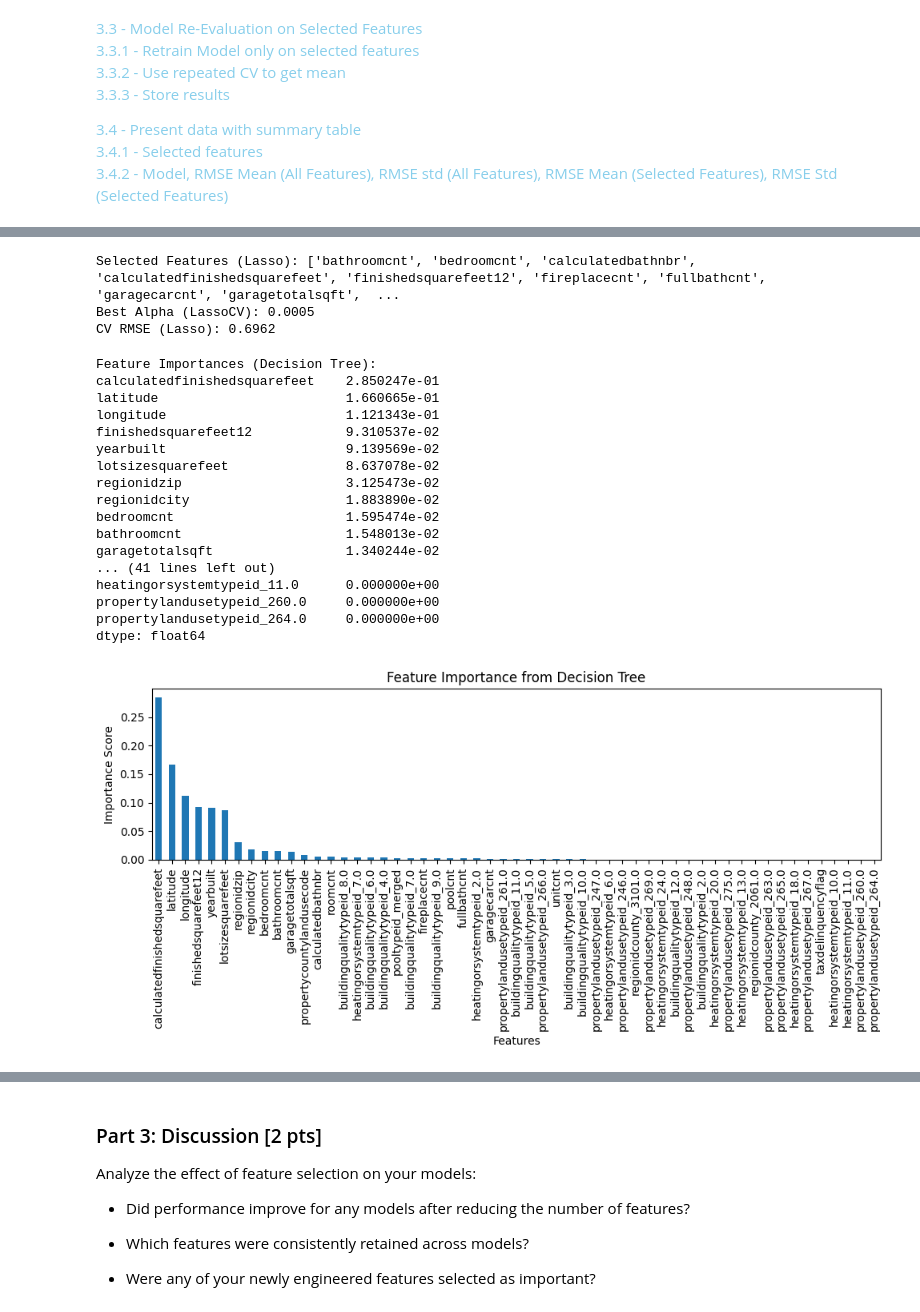
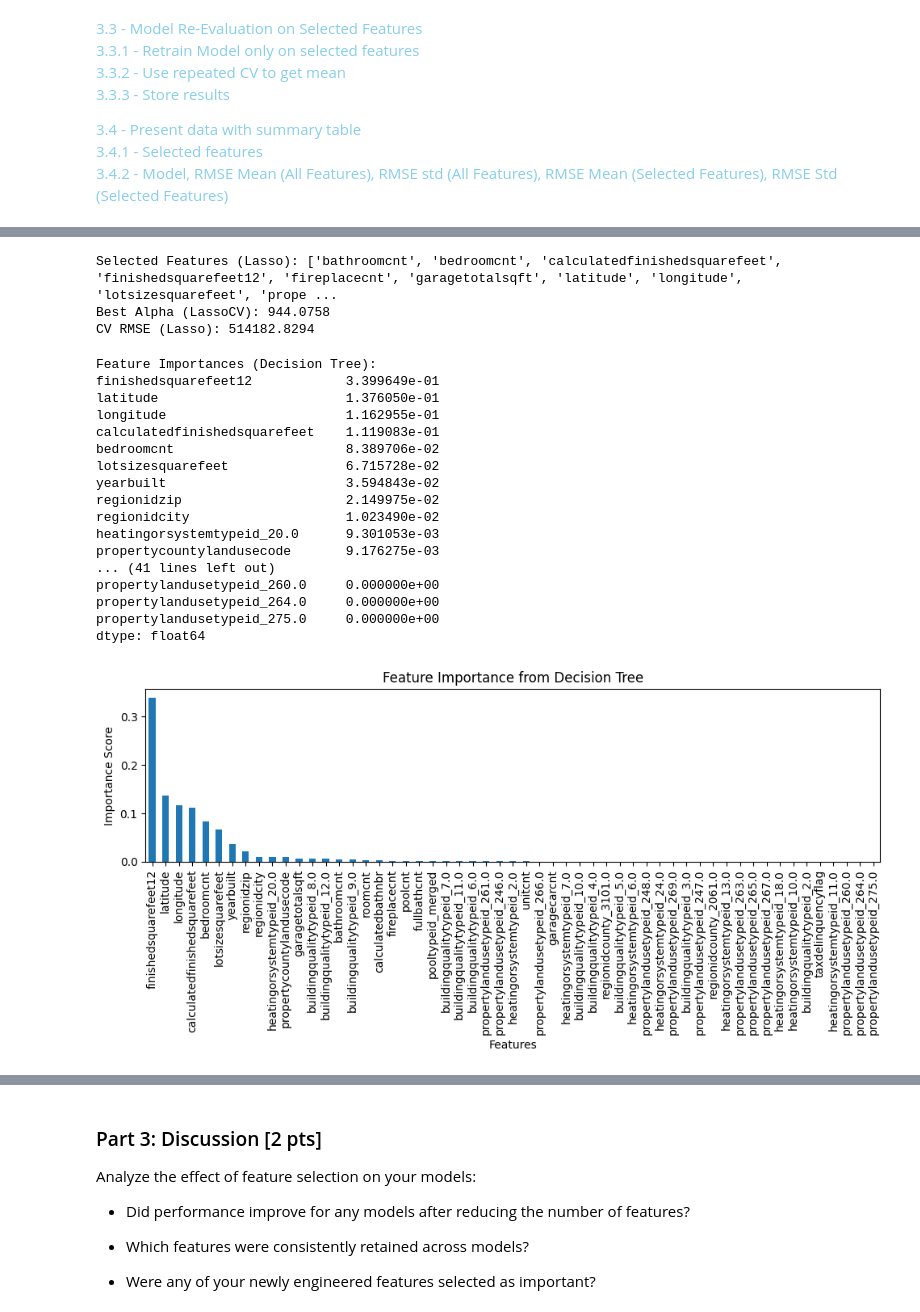
Before and after one commit to asaparson/DX603-Milestone2, a Jupyter notebook: Milestone_02.ipynb, the cells around one changed output, grey strips where cells are left out. Cells and saved outputs as stored; diff of their text form; code cells hidden in the pictures.

Commit message:
Rerun with target not transformed

```diff
--- a/Milestone_02.ipynb
+++ b/Milestone_02.ipynb
@@ -210,6 +200,9 @@ rkf = RepeatedKFold(n_splits=5, n_repeats=5, random_state=42)
 for model in models:
     model.fit(X_train_scaled, y_train)
     scores = cross_val_score(model, X_train_scaled, y_train, cv=rkf, scoring='neg_mean_squared_error')
-    print(f"{scores}")
-    model_scores[str(model)] = scores
+    scores = np.sqrt(np.array(-1 * scores))
+    y_pred = model.predict(X_test)
+    mse = mean_squared_error(y_test, y_pred)
+    print(f"{model}")
+    model_scores[str(model)] = (np.mean(scores), np.std(scores), mse)
 # %% [output]
@@ -332,3 +289,12 @@ X_train_scaled = scaler.fit_transform(X_train)
+# %%
+# Splitting data and scaling the train and test datasets
+X = df.drop('taxvaluedollarcnt', axis=1)
+y = df["taxvaluedollarcnt"]
+
+scaler = StandardScaler()
+X_scaled = scaler.fit_transform(X)
+
+X_train_scaled, X_test, y_train, y_test = train_test_split(X_scaled, y, test_size=0.3, random_state=42)
 # %%
 # Add as many code cells as you need
 from sklearn.tree import DecisionTreeRegressor
@@ -350,6 +316,9 @@ rkf = RepeatedKFold(n_splits=5, n_repeats=5, random_state=42)
 for model in models:
     model.fit(X_train_scaled, y_train)
     scores = cross_val_score(model, X_train_scaled, y_train, cv=rkf, scoring='neg_mean_squared_error')
-    print(f"{scores}")
-    model_scores_2[str(model)] = scores
+    scores = np.sqrt(np.array(-1 * scores))
+    y_pred = model.predict(X_test)
+    mse = mean_squared_error(y_test, y_pred)
+    print(f"{model}")
+    model_scores_2[str(model)] = (np.mean(scores), np.std(scores), mse)
 # %% [output]
@@ -898,7 +852,7 @@ from sklearn.preprocessing import StandardScaler
 from sklearn.pipeline import make_pipeline
 
 # Convert to DataFrame for easier tracking of feature names
-X_train_scaled_df = pd.DataFrame(X_train_scaled, columns=X_train.columns)
+X_train_scaled_df = pd.DataFrame(X_train_scaled, columns=X.columns)
 
 # Use pipeline to include scaling (even if already scaled, for safety with LassoCV)
 lasso_cv_pipeline = make_pipeline(StandardScaler(), LassoCV(cv=5))
@@ -925,9 +879,9 @@ lasso_train_rmse = np.sqrt(mean_squared_error(y_train, lasso_train_preds))
 print(f"Best Alpha (LassoCV): {lasso_best_alpha:.4f}")
 print(f"CV RMSE (Lasso): {lasso_train_rmse:.4f}")
 # %% [output]
-Selected Features (Lasso): ['bathroomcnt', 'bedroomcnt', 'calculatedbathnbr', 'calculatedfinishedsquarefeet', 'finishedsquarefeet12', 'fireplacecnt', 'fullbathcnt', 'garagecarcnt', 'garagetotalsqft',  ...
-Best Alpha (LassoCV): 0.0005
-CV RMSE (Lasso): 0.6962
+Selected Features (Lasso): ['bathroomcnt', 'bedroomcnt', 'calculatedfinishedsquarefeet', 'finishedsquarefeet12', 'fireplacecnt', 'garagetotalsqft', 'latitude', 'longitude', 'lotsizesquarefeet', 'prope ...
+Best Alpha (LassoCV): 944.0758
+CV RMSE (Lasso): 514182.8294
 # %%
 # #3.2.4 - Tree-Based Models: Decision Tree: Get feature importance
 
@@ -958,47 +912,47 @@ from sklearn.tree import DecisionTreeRegressor
 import pandas as pd
 
 # Prepare scaled DataFrame with feature names
-X_train_scaled_df = pd.DataFrame(X_train_scaled, columns=X_train.columns)
+X_train_scaled_df = pd.DataFrame(X_train_scaled, columns=X.columns)
 
 # Train Decision Tree Regressor
 tree_model = DecisionTreeRegressor()
 tree_model.fit(X_train_scaled_df, y_train)
 
 # Get feature importances
 tree_feature_importance_scores = tree_model.feature_importances_
 tree_feature_importance = pd.Series(tree_feature_importance_scores, index=X.columns).sort_values(ascending=False)
 
 # Print sorted feature importances
 print("Feature Importances (Decision Tree):")
 print(tree_feature_importance)
 
 # Plot the importances
 plt.figure(figsize=(10, 5))
 tree_feature_importance.plot(kind='bar')
 plt.title("Feature Importance from Decision Tree")
 plt.ylabel("Importance Score")
 plt.xlabel("Features")
 plt.tight_layout()
 plt.show()
 # %% [output]
 Feature Importances (Decision Tree):
-calculatedfinishedsquarefeet    2.850247e-01
-latitude                        1.660665e-01
-longitude                       1.121343e-01
-finishedsquarefeet12            9.310537e-02
-yearbuilt                       9.139569e-02
-lotsizesquarefeet               8.637078e-02
-regionidzip                     3.125473e-02
-regionidcity                    1.883890e-02
-bedroomcnt                      1.595474e-02
-bathroomcnt                     1.548013e-02
-garagetotalsqft                 1.340244e-02
+finishedsquarefeet12            3.399649e-01
+latitude                        1.376050e-01
+longitude                       1.162955e-01
+calculatedfinishedsquarefeet    1.119083e-01
+bedroomcnt                      8.389706e-02
+lotsizesquarefeet               6.715728e-02
+yearbuilt                       3.594843e-02
+regionidzip                     2.149975e-02
+regionidcity                    1.023490e-02
+heatingorsystemtypeid_20.0      9.301053e-03
+propertycountylandusecode       9.176275e-03
 ... (41 lines left out)
-heatingorsystemtypeid_11.0      0.000000e+00
 propertylandusetypeid_260.0     0.000000e+00
 propertylandusetypeid_264.0     0.000000e+00
+propertylandusetypeid_275.0     0.000000e+00
 dtype: float64
-[figure, old version]
+[figure, new version]
 # %%
 # #3.2.4 - Tree-Based Models: Bagging: Get feature importance
 
```
Also changed, not shown: parts of 26 cells of this notebook.
